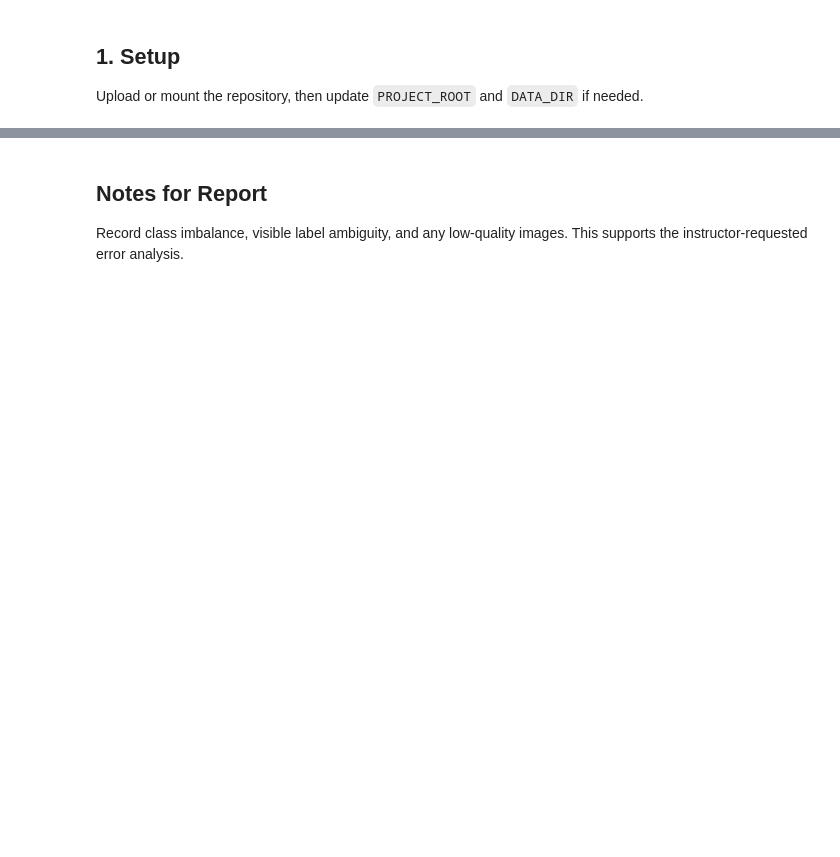
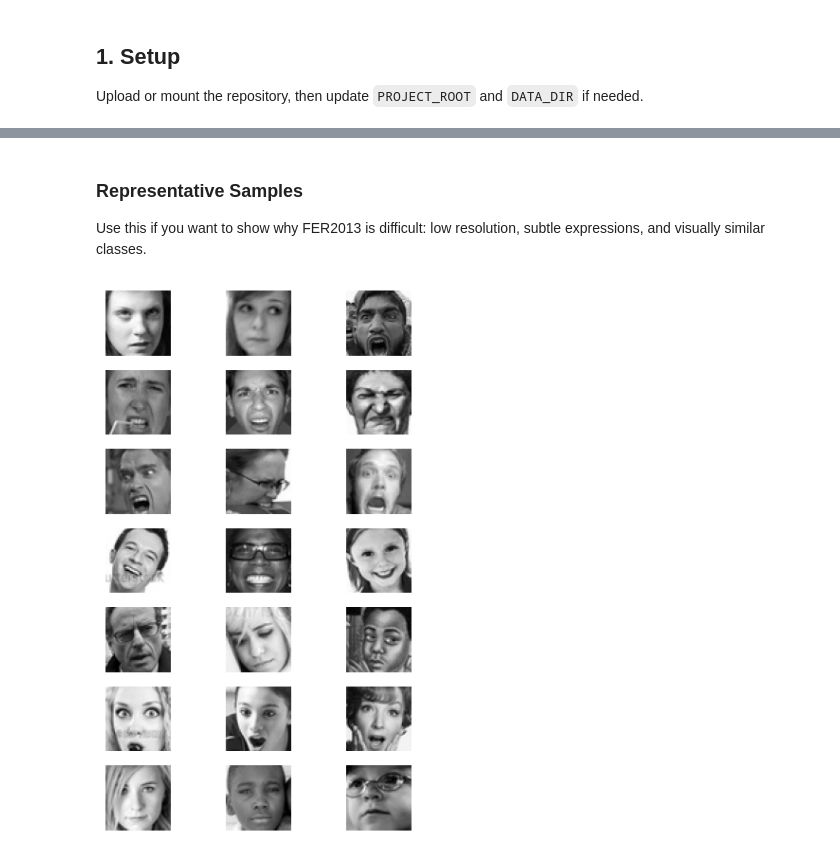
Before and after one commit to zsykk/DL-final-project, a Jupyter notebook: notebooks/01_data_exploration.ipynb, the cells around one changed output, grey strips where cells are left out. Cells and saved outputs as stored; diff of their text form; code cells hidden in the pictures; blank space fills up the shorter version.

Commit message:
Refine FER2013 analysis and experiment protocol

```diff
--- a/notebooks/01_data_exploration.ipynb
+++ b/notebooks/01_data_exploration.ipynb
@@ -63,14 +219,20 @@ plt.tight_layout()
+# %% [markdown]
+### Representative Samples
+
+Use this if you want to show why FER2013 is difficult: low resolution, subtle expressions, and visually similar classes.
 # %%
-fig, axes = plt.subplots(7, 6, figsize=(8, 9))
+rng = np.random.default_rng(7)
+fig, axes = plt.subplots(7, 3, figsize=(4.4, 6.0))
 for label, emotion in EMOTION_LABELS.items():
     class_dir = DATA_DIR / 'train' / emotion
-    samples = sorted(class_dir.glob('*'))[:6]
+    all_paths = sorted(class_dir.glob('*'))
+    sample_indices = rng.choice(len(all_paths), size=3, replace=False)
+    samples = [all_paths[index] for index in sample_indices]
+    for ax in axes[label]:
+        ax.axis('off')
     for ax, image_path in zip(axes[label], samples):
         ax.imshow(Image.open(image_path), cmap='gray')
-        ax.axis('off')
-    axes[label][0].set_ylabel(emotion)
+    axes[label][0].set_ylabel(emotion, fontsize=9)
 plt.tight_layout()
+# %% [output]
+[figure, added]
-# %% [markdown]
-## Notes for Report
-
-Record class imbalance, visible label ambiguity, and any low-quality images. This supports the instructor-requested error analysis.
```
Also changed, not shown: parts of 27 cells of this notebook, 4 other files.
